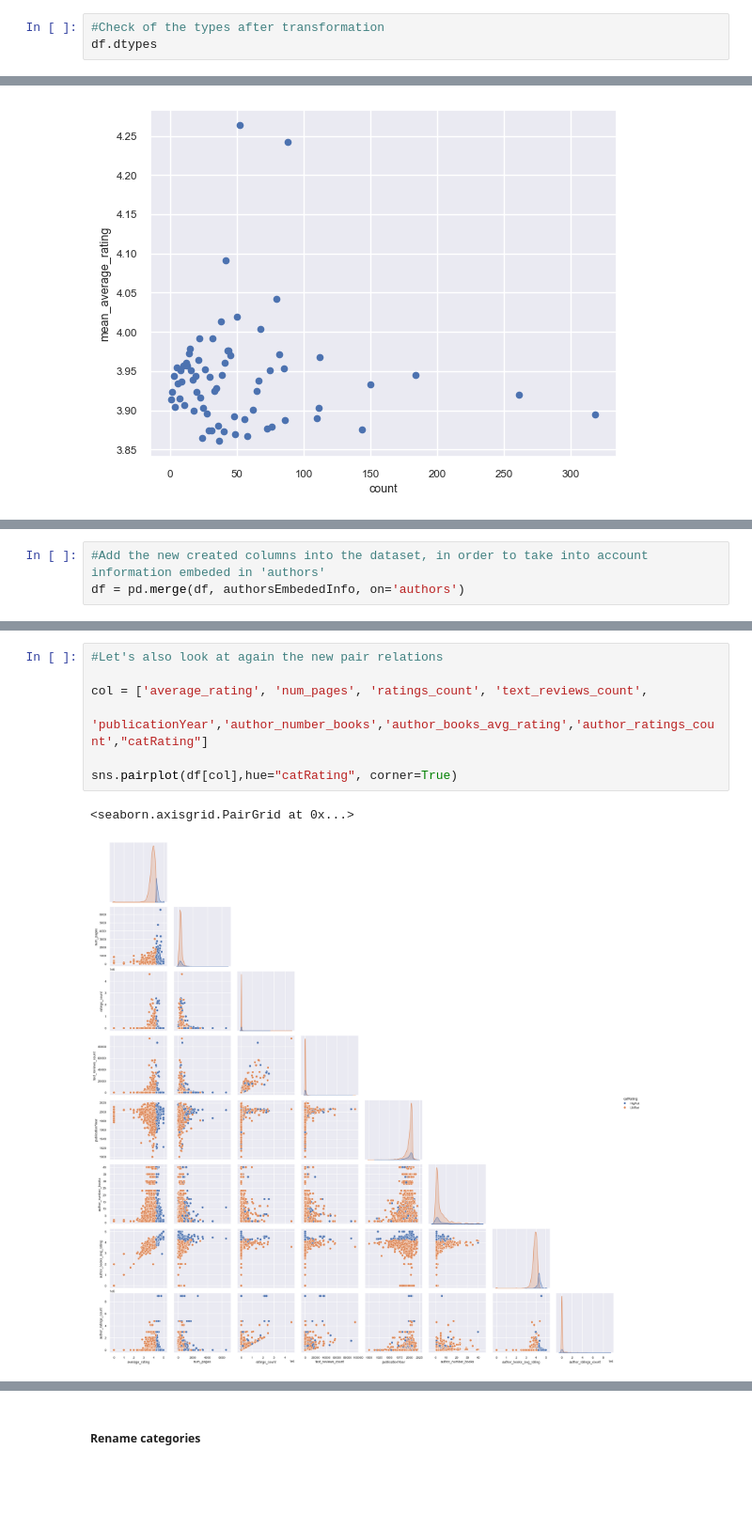
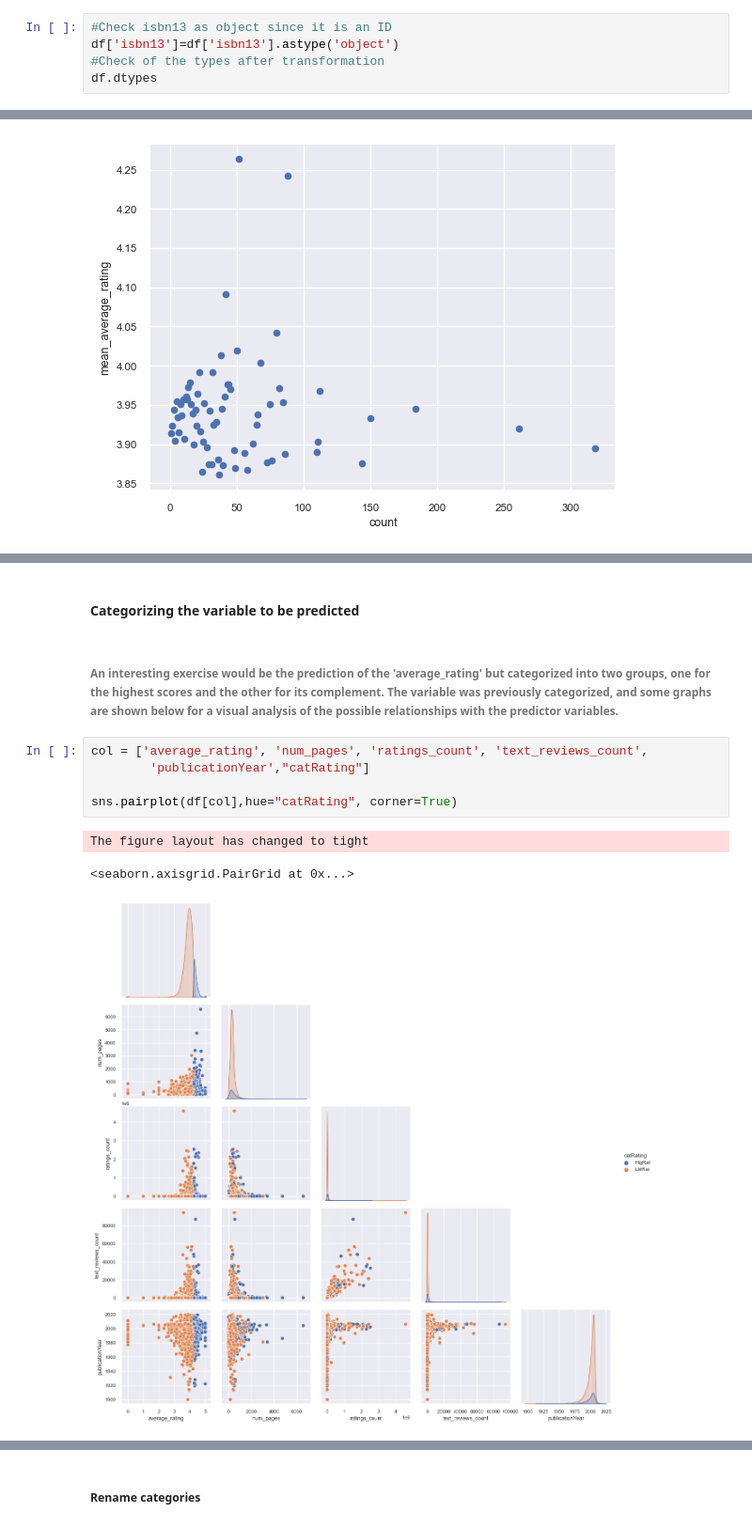
Before and after one commit to ma23dsti/PythonMLProj, a Jupyter notebook: Src/Project1Code.ipynb, the cells around one changed output, grey strips where cells are left out. Shown at 94% size. Saved outputs shown, nothing was run; the diff lists cells and outputs as text; blank space fills up the shorter version.

```diff
--- a/Src/Project1Code.ipynb
+++ b/Src/Project1Code.ipynb
@@ -236,6 +236,8 @@ df['publication_date']=pd.to_datetime(df['publication_date'],format='%m/%d/%Y')
 #create a new variable with the publication date to analize it later
 df['publicationYear'] = pd.DatetimeIndex(df['publication_date']).year
 # %%
+#Check isbn13 as object since it is an ID
+df['isbn13']=df['isbn13'].astype('object')
 #Check of the types after transformation
 df.dtypes
 # %% [output]
@@ -549,3 +566,0 @@ max              40.000000                 5.000000          8.923980e+06
-# %%
-#Add the new created columns into the dataset, in order to take into account information embeded in 'authors'
-df = pd.merge(df, authorsEmbededInfo, on='authors')
@@ -569,10 +567,13 @@ sns.heatmap(
+# %% [markdown]
+#### Categorizing the variable to be predicted
+# %% [markdown]
+###### An interesting exercise would be the prediction of the 'average_rating' but categorized into two groups, one for the highest scores and the other for its complement. The variable was previously categorized, and some graphs are shown below for a visual analysis of the possible relationships with the predictor variables.
 # %%
-#Let's also look at again the new pair relations
-
 col = ['average_rating', 'num_pages', 'ratings_count', 'text_reviews_count',
-        'publicationYear','author_number_books','author_books_avg_rating','author_ratings_count',"catRating"]
+        'publicationYear',"catRating"]
 
 sns.pairplot(df[col],hue="catRating", corner=True)
 # %% [output]
-<seaborn.axisgrid.PairGrid at 0x...>
+The figure layout has changed to tight
+<seaborn.axisgrid.PairGrid at 0x...>
-[figure, old version]
+[figure, new version]
```
Also changed, not shown: parts of 95 cells of this notebook, 1 other file.
